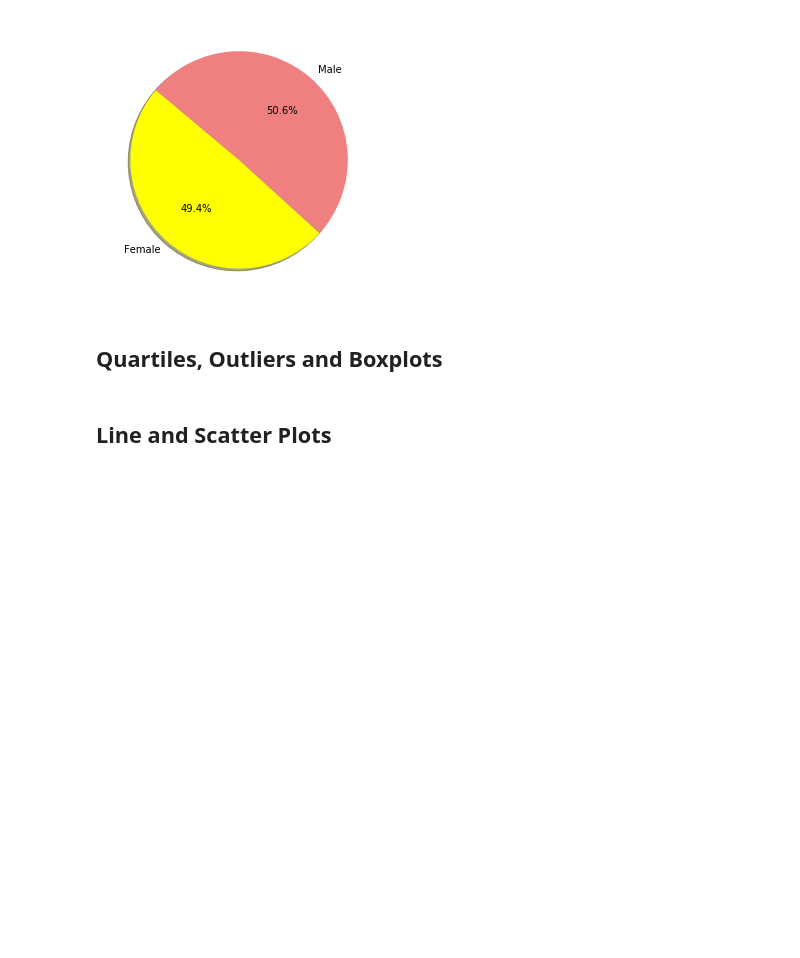
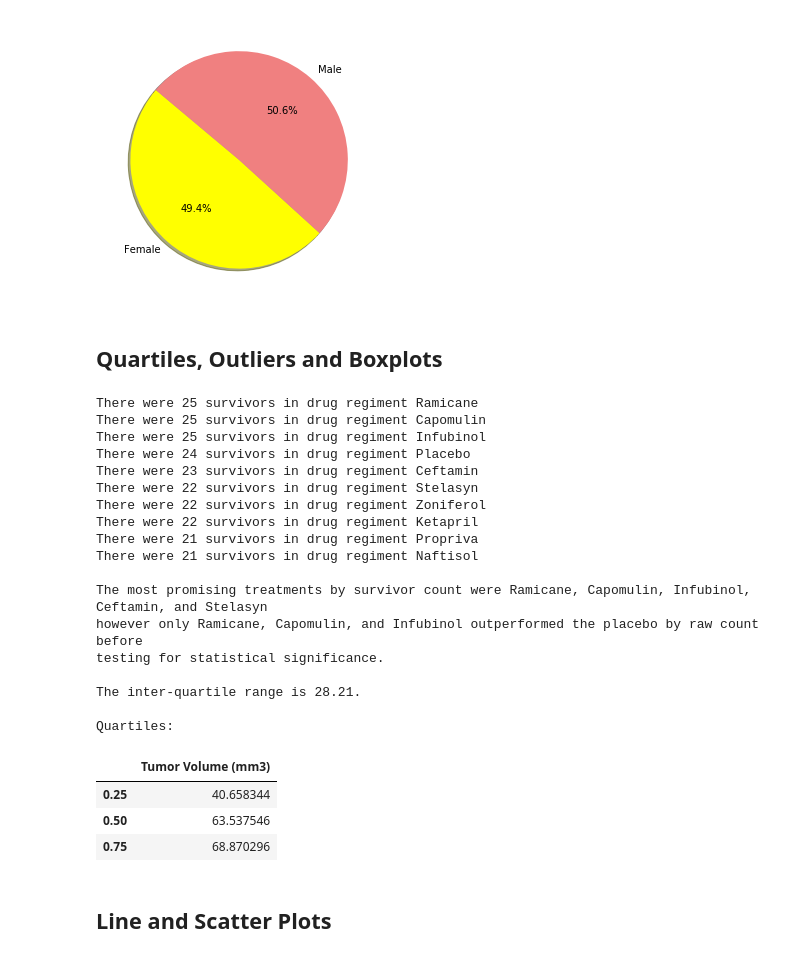
Before and after one commit to KathrynPanger/pharmaceutical-testing, a Jupyter notebook: pymaceuticals_starter.ipynb, the cells around one changed output. Saved outputs shown, nothing was run; the diff lists cells and outputs as text; code cells hidden in the pictures; blank space fills up the shorter version.

Commit message:
Quartiles and best treatment IDed

```diff
--- a/pymaceuticals_starter.ipynb
+++ b/pymaceuticals_starter.ipynb
@@ -394,0 +390,72 @@ plt.savefig("Plots/mice_sex")
+# %%
+# Calculate the final tumor volume of each mouse across four of the most promising treatment regimens.
+
+#Step 1: Determine the most promising treatements by raw count
+drug_count_list=[tzero,tfive,tten,tfifteen,ttwenty,ttwentyfive,tthirty,tthirtyfive,tfourty,tfourtyfive]
+zeroscore=tzero["Mouse ID_Count"][0]
+fivescore=tfive["Mouse ID_Count"][1]
+tenscore=tten["Mouse ID_Count"][2]
+fifteenscore=tfifteen["Mouse ID_Count"][3]
+twentyscore=ttwenty["Mouse ID_Count"][4]
+twentyfivescore=ttwentyfive["Mouse ID_Count"][5]
+thirtyscore=tthirty["Mouse ID_Count"][6]
+thirtyfivescore=tthirtyfive["Mouse ID_Count"][7]
+fourtyscore=tfourty["Mouse ID_Count"][8]
+fourtyfivescore=tfourtyfive["Mouse ID_Count"][9]
+
+#Display best treatments by survival rate
+print (f"There were {zeroscore} survivors in drug regiment {drugs[0]}")
+print (f"There were {fivescore} survivors in drug regiment {drugs[1]}")
+print (f"There were {tenscore} survivors in drug regiment {drugs[2]}")
+print (f"There were {fifteenscore} survivors in drug regiment {drugs[3]}")
+print (f"There were {twentyscore} survivors in drug regiment {drugs[4]}")
+print (f"There were {twentyfivescore} survivors in drug regiment {drugs[5]}")
+print (f"There were {thirtyscore} survivors in drug regiment {drugs[6]}")
+print (f"There were {thirtyfivescore} survivors in drug regiment {drugs[7]}")
+print (f"There were {fourtyscore} survivors in drug regiment {drugs[8]}")
+print (f"There were {fourtyfivescore} survivors in drug regiment {drugs[9]}")
+print(" ")
+print (f"The most promising treatments by survivor count were {drugs[0]}, {drugs[1]}, {drugs[2]}, {drugs[4]}, and {drugs[5]}")
+print (f"however only {drugs[0]}, {drugs[1]}, and {drugs[2]} outperformed the placebo by raw count before")
+print (f"testing for statistical significance.")
+
+
+#Step 2: get the last (greatest) timepoint for each mouse and merge this group df
+#with the original dataframe to get the tumor volume at the last timepoint
+last_timepoint_df= clean_mouse_df.loc[clean_mouse_df["Timepoint"]==45]
+last_timepoint_df=pd.merge (last_timepoint_df, clean_mouse_df, on="Tumor Volume (mm3)")
+last_timepoint_df = last_timepoint_df [["Drug Regimen_y", "Tumor Volume (mm3)"]]
+last_timepoint_df
+
+quartiles = last_timepoint_df.quantile([.25,.5,.75])
+lowerq = quartiles["Tumor Volume (mm3)"][0.25]
+upperq = quartiles["Tumor Volume (mm3)"][0.75]
+iqr = upperq-lowerq
+print(" ")
+print(f"The inter-quartile range is {round(iqr,2)}.")
+print(" ")
+print(f"Quartiles:")
+quartiles
+# %% [output]
+There were 25 survivors in drug regiment Ramicane
+There were 25 survivors in drug regiment Capomulin
+There were 25 survivors in drug regiment Infubinol
+There were 24 survivors in drug regiment Placebo
+There were 23 survivors in drug regiment Ceftamin
+There were 22 survivors in drug regiment Stelasyn
+There were 22 survivors in drug regiment Zoniferol
+There were 22 survivors in drug regiment Ketapril
+There were 21 survivors in drug regiment Propriva
+There were 21 survivors in drug regiment Naftisol
+
+The most promising treatments by survivor count were Ramicane, Capomulin, Infubinol, Ceftamin, and Stelasyn
+however only Ramicane, Capomulin, and Infubinol outperformed the placebo by raw count before
+testing for statistical significance.
+
+The inter-quartile range is 28.21.
+
+Quartiles:
+|  | Tumor Volume (mm3) |
+| 0.25 | 40.658344 |
+| 0.50 | 63.537546 |
+| 0.75 | 68.870296 |
```
Also changed, not shown: parts of 5 cells of this notebook.
